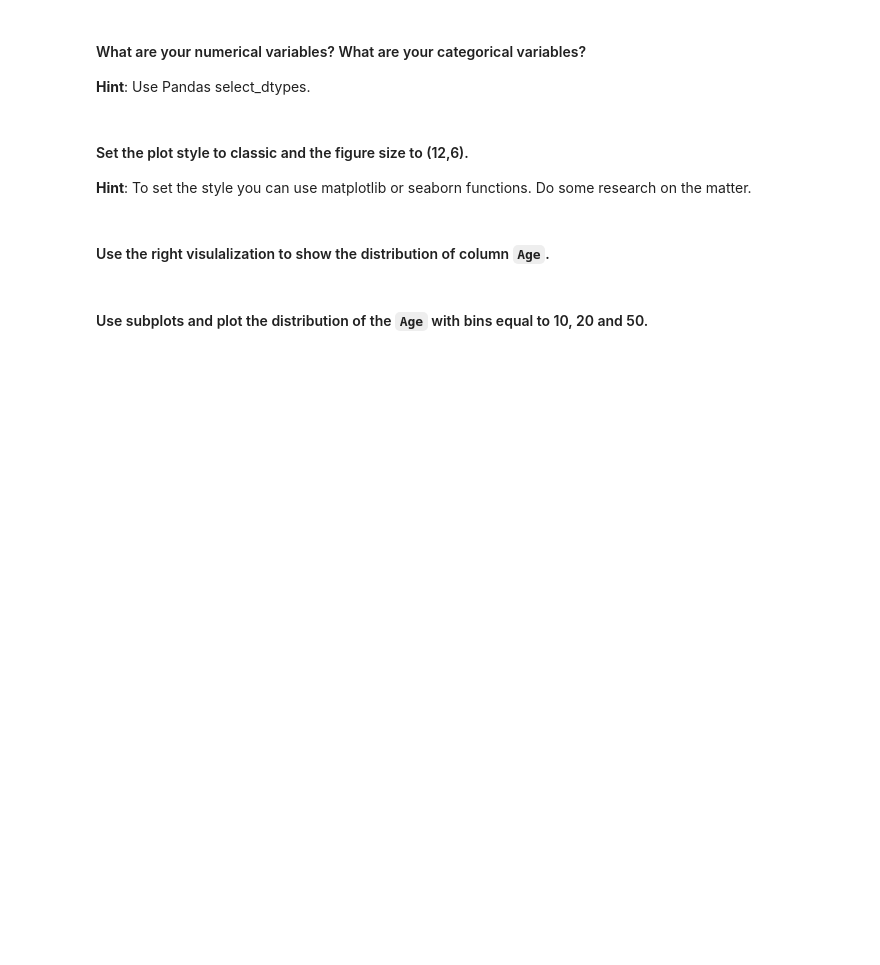
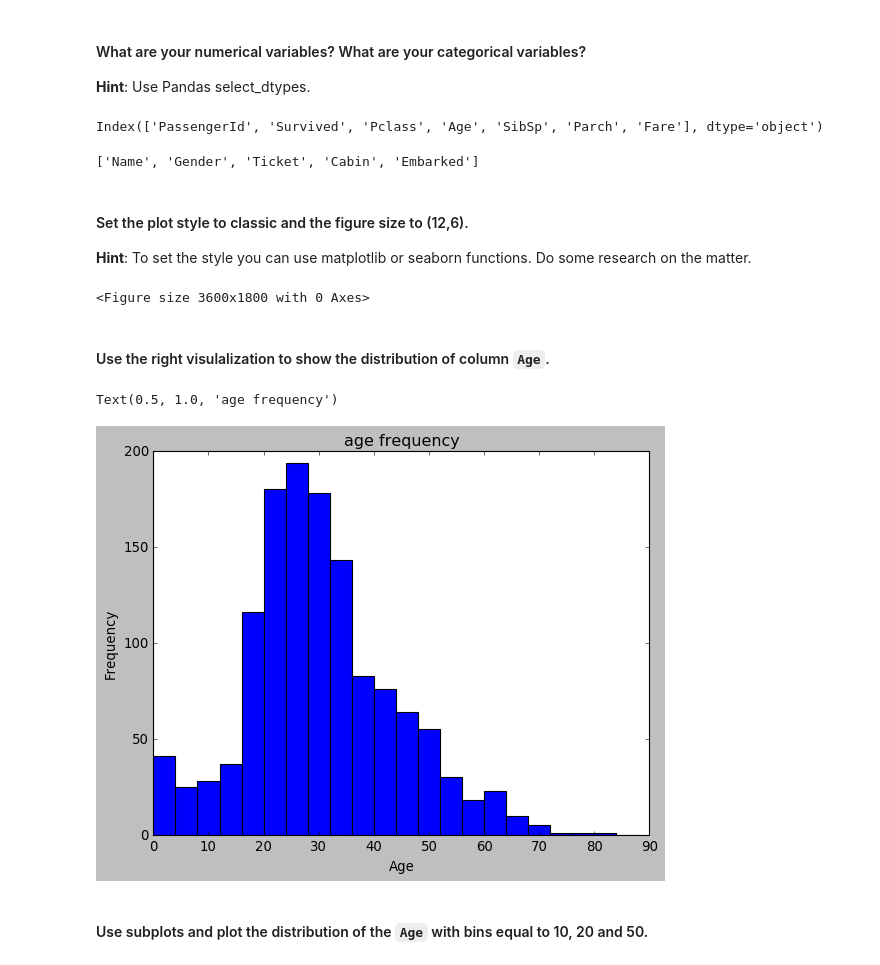
Before and after one commit to FHnt97/lab-matplotlib-seaborn, a Jupyter notebook: your-code/main.ipynb, the cells around one changed output. Drawn from its saved outputs; the diff is of its cells as text; code cells hidden in the pictures; blank space fills up the shorter version.

```diff
--- a/your-code/main.ipynb
+++ b/your-code/main.ipynb
@@ -243,5 +245,4 @@ for i in lst:
 * table: `titanic`
 # %%
 # your code here
-titanic = pd.read_csv("./titanic (1).csv")
-titanic.head()
+titanic = pd.read_csv("./titanic (1).csv", index_col=0)
@@ -262,3 +280,7 @@ titanic.head()
 # %%
 # NUMERICAL VARIABLES
 # your code here
+num_variables = titanic._get_numeric_data().columns
+num_variables
+# %% [output]
+Index(['PassengerId', 'Survived', 'Pclass', 'Age', 'SibSp', 'Parch', 'Fare'], dtype='object')
@@ -268,3 +287,14 @@ titanic.head()
+# %%
+# CATEGORICAL VARIABLES
+# your code here
+cat_variables = []
+for i in titanic.columns:
+    if i not in num_variables:
+        cat_variables.append(i)
+
+cat_variables
+# %% [output]
+['Name', 'Gender', 'Ticket', 'Cabin', 'Embarked']
 # %% [markdown]
 #### Set the plot style to classic and the figure size to (12,6).
 **Hint**: To set the style you can use matplotlib or seaborn functions. Do some research on the matter.
@@ -273,2 +301,8 @@ titanic.head()
+# %%
+# your code here
+mpl.style.use("classic")
+mpl.figure.Figure(figsize=(12,6), dpi=300)
+# %% [output]
+<Figure size 3600x1800 with 0 Axes>
 # %% [markdown]
 #### Use the right visulalization to show the distribution of column `Age`.
@@ -277,2 +309,12 @@ titanic.head()
+# %%
+# your code here
+
+plt.hist(titanic["Age"], bins=[i for i in range(0,90,4)])
+plt.xlabel("Age")
+plt.ylabel("Frequency")
+plt.title("age frequency")
+# %% [output]
+Text(0.5, 1.0, 'age frequency')
+[figure, added]
 # %% [markdown]
 #### Use subplots and plot the distribution of the `Age`  with bins equal to 10, 20 and 50.
```
Also changed, not shown: parts of 38 cells of this notebook.
